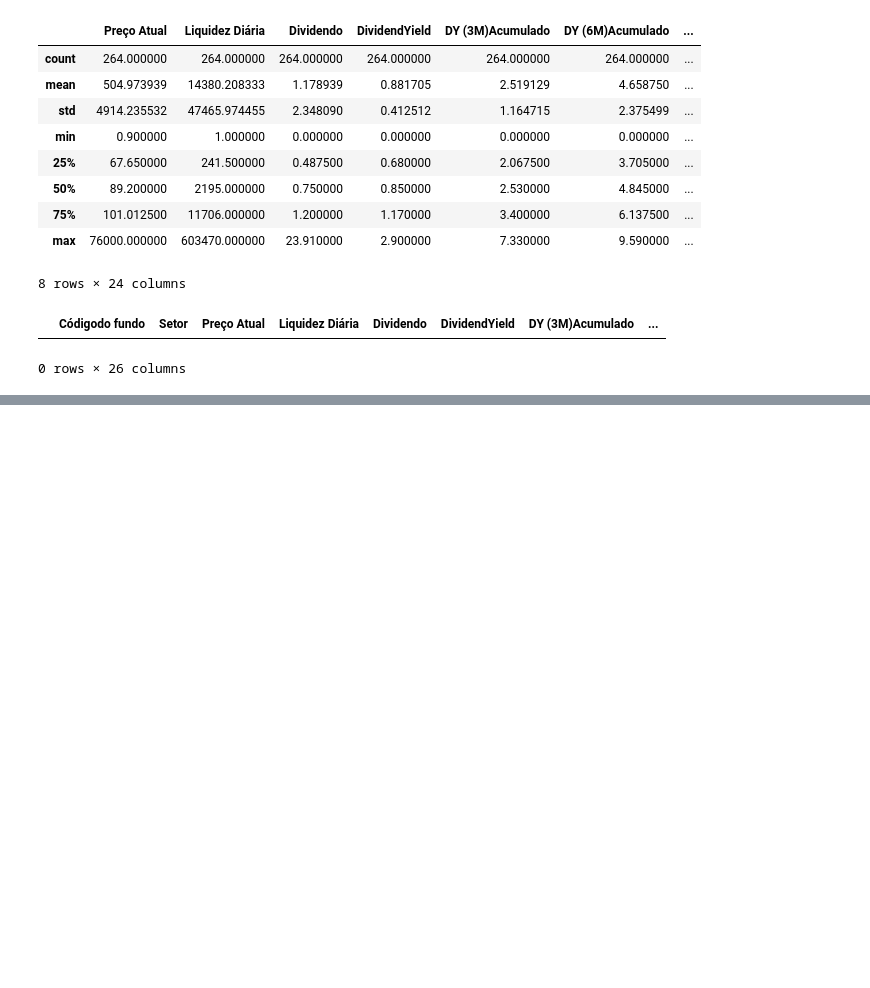
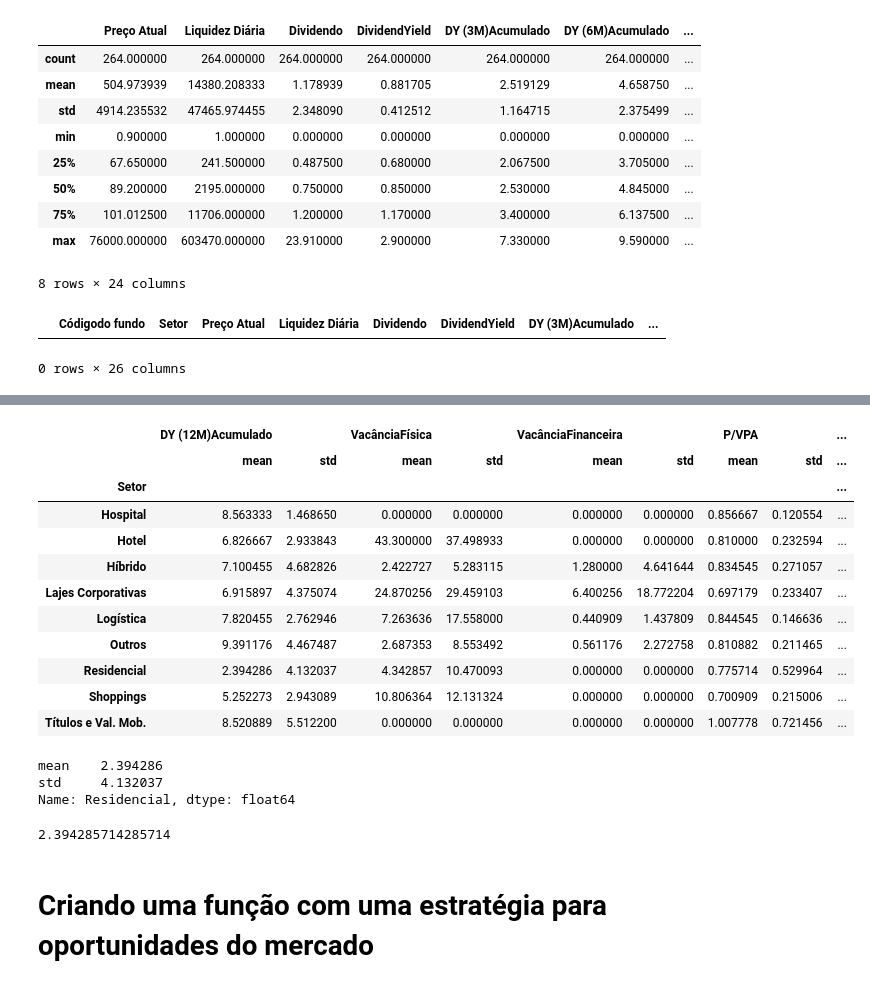
Before and after one commit to VictorHolanda21/fii-com-python, a Jupyter notebook: Fundos_Imobiliários_com_Python.ipynb, the cells around one changed output, grey strips where cells are left out. Drawn from its saved outputs; the diff is of its cells as text; code cells hidden in the pictures; blank space fills up the shorter version.

Commit message:
Ajustes e adicionado função para oportunidades de investimento

```diff
--- a/Fundos_Imobiliários_com_Python.ipynb
+++ b/Fundos_Imobiliários_com_Python.ipynb
@@ -585,0 +604,15 @@ fii_df[np.isinf(fii_df.any(1))]
+# %%
+stack_df[float_columns] = stack_df[float_columns].fillna(value=0)
+# %%
+indicadores = [
+               'Códigodo fundo',
+               'Setor',
+               'DY (12M)Acumulado',
+               'VacânciaFísica',
+               'VacânciaFinanceira',
+               'P/VPA',
+               'QuantidadeAtivos',
+               'Liquidez Diária'
+              ]
+# %%
+df_aux = stack_df[indicadores]
@@ -585,0 +635,29 @@ fii_df[np.isinf(fii_df.any(1))]
+# %%
+media_setor = df_aux.groupby('Setor').agg(['mean','std'])
+# %%
+media_setor
+# %% [output]
+|  | DY (12M)Acumulado |  | VacânciaFísica |  | VacânciaFinanceira |  | P/VPA |  | ... |
+|  | mean | std | mean | std | mean | std | mean | std | ... |
+| Setor |  |  |  |  |  |  |  |  | ... |
+| Hospital | 8.563333 | 1.468650 | 0.000000 | 0.000000 | 0.000000 | 0.000000 | 0.856667 | 0.120554 | ... |
+| Hotel | 6.826667 | 2.933843 | 43.300000 | 37.498933 | 0.000000 | 0.000000 | 0.810000 | 0.232594 | ... |
+| Híbrido | 7.100455 | 4.682826 | 2.422727 | 5.283115 | 1.280000 | 4.641644 | 0.834545 | 0.271057 | ... |
+| Lajes Corporativas | 6.915897 | 4.375074 | 24.870256 | 29.459103 | 6.400256 | 18.772204 | 0.697179 | 0.233407 | ... |
+| Logística | 7.820455 | 2.762946 | 7.263636 | 17.558000 | 0.440909 | 1.437809 | 0.844545 | 0.146636 | ... |
+| Outros | 9.391176 | 4.467487 | 2.687353 | 8.553492 | 0.561176 | 2.272758 | 0.810882 | 0.211465 | ... |
+| Residencial | 2.394286 | 4.132037 | 4.342857 | 10.470093 | 0.000000 | 0.000000 | 0.775714 | 0.529964 | ... |
+| Shoppings | 5.252273 | 2.943089 | 10.806364 | 12.131324 | 0.000000 | 0.000000 | 0.700909 | 0.215006 | ... |
+| Títulos e Val. Mob. | 8.520889 | 5.512200 | 0.000000 | 0.000000 | 0.000000 | 0.000000 | 1.007778 | 0.721456 | ... |
+# %%
+media_setor.loc['Residencial','DY (12M)Acumulado']
+# %% [output]
+mean    2.394286
+std     4.132037
+Name: Residencial, dtype: float64
+# %%
+media_setor.loc['Residencial',('DY (12M)Acumulado','mean')]
+# %% [output]
+2.394285714285714
+# %% [markdown]
+# **Criando uma função com uma estratégia para oportunidades do mercado**
```
Also changed, not shown: parts of 10 cells of this notebook.
